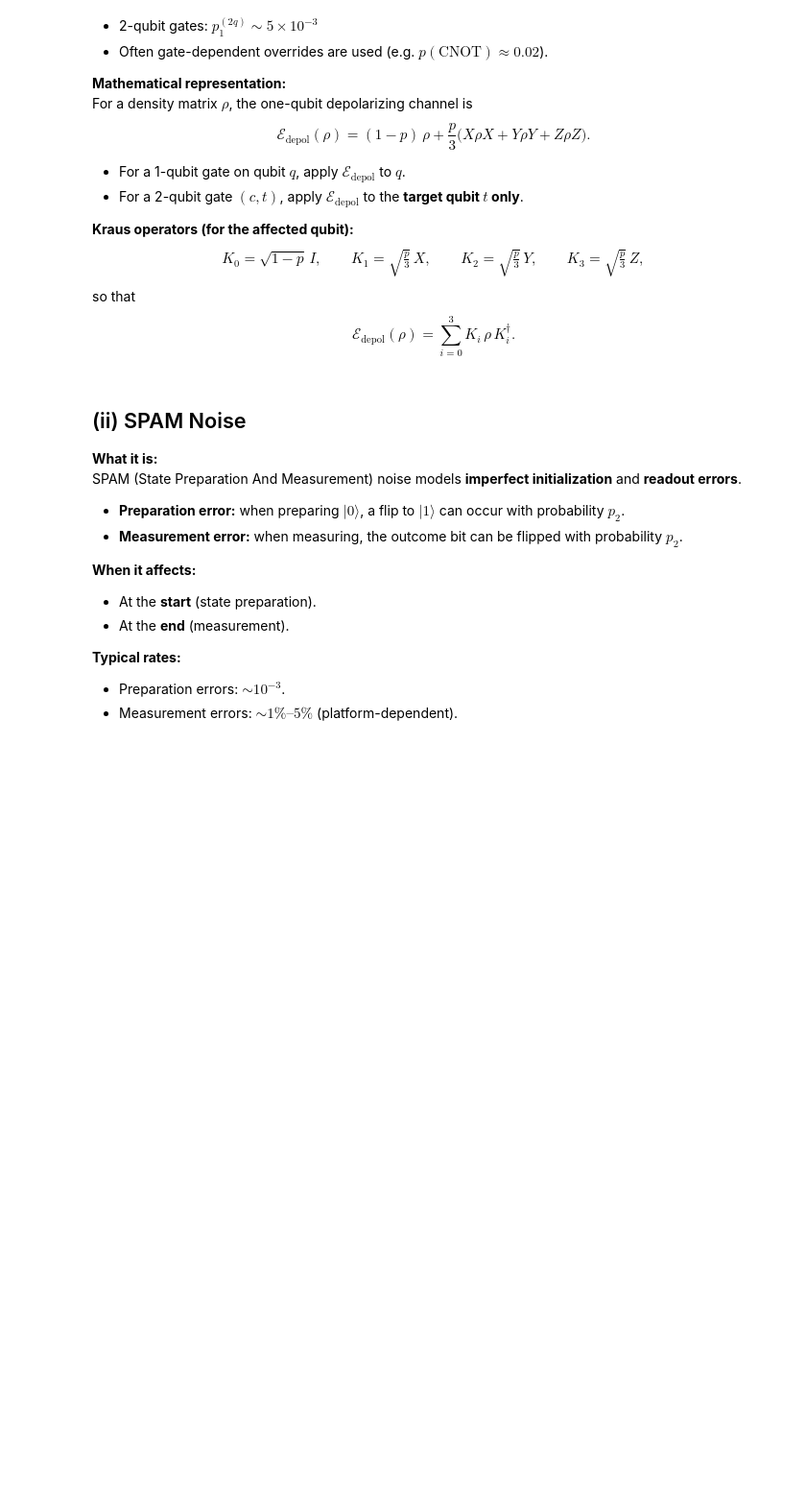
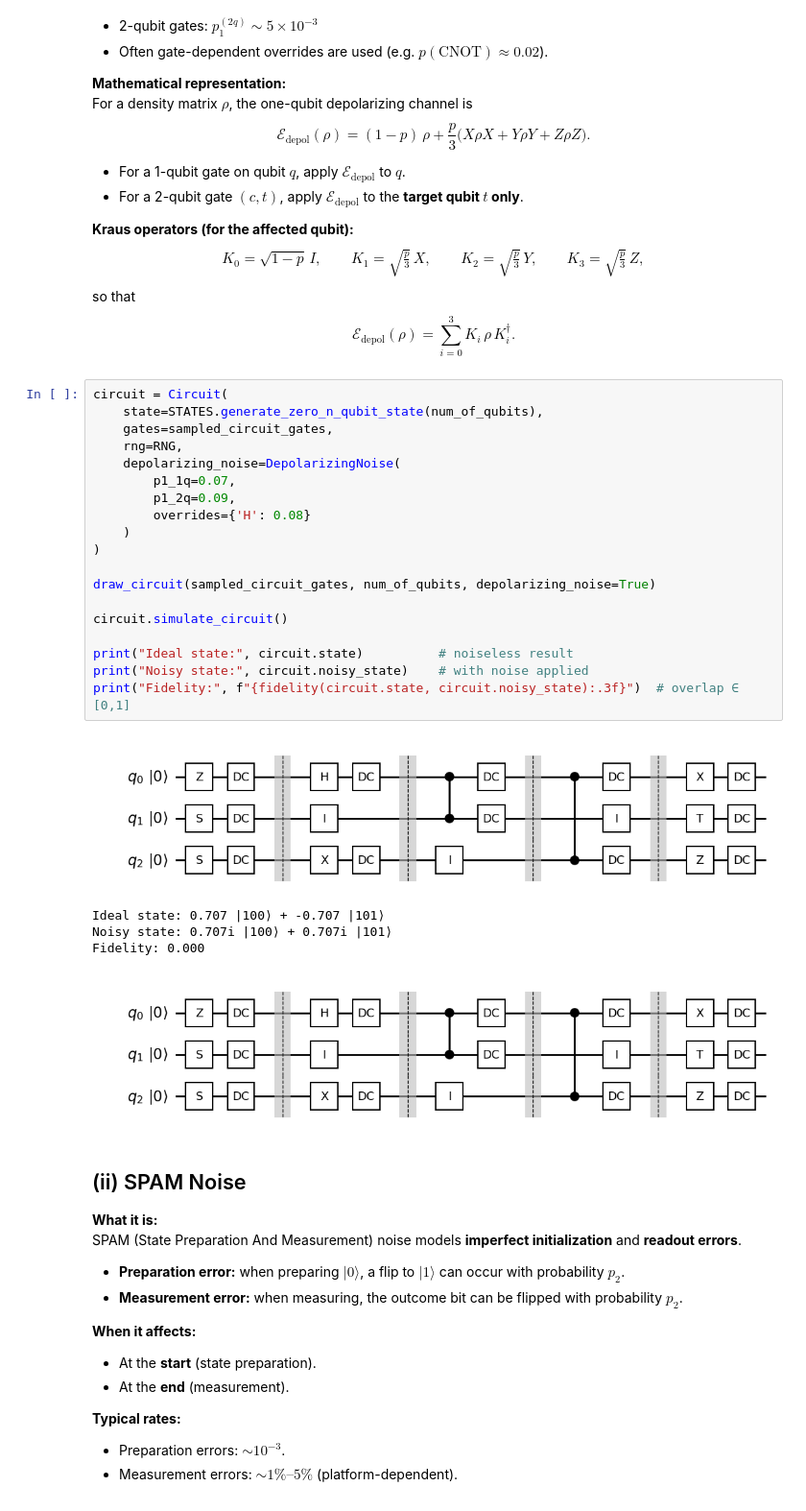
Before and after one commit to justynapokora/sciqis_project, a Jupyter notebook: random_circuits.ipynb, the cells around one changed output. Shown: that part at 96% size. Cells and saved outputs as stored; diff of their text form; blank space fills up the shorter version.

Commit message:
update noise channels, add fidelity function, update project notebook

```diff
--- a/random_circuits.ipynb
+++ b/random_circuits.ipynb
@@ -106,6 +193,31 @@ so that
 $$
 \mathcal{E}_{\mathrm{depol}}(\rho)=\sum_{i=0}^3 K_i\,\rho\,K_i^\dagger.
 $$
+# %%
+circuit = Circuit(
+    state=STATES.generate_zero_n_qubit_state(num_of_qubits),
+    gates=sampled_circuit_gates,
+    rng=RNG,
+    depolarizing_noise=DepolarizingNoise(
+        p1_1q=0.07,
+        p1_2q=0.09,
+        overrides={'H': 0.08}
+    )
+)
+
+draw_circuit(sampled_circuit_gates, num_of_qubits, depolarizing_noise=True)
+
+circuit.simulate_circuit()
+
+print("Ideal state:", circuit.state)          # noiseless result
+print("Noisy state:", circuit.noisy_state)    # with noise applied
+print("Fidelity:", f"{fidelity(circuit.state, circuit.noisy_state):.3f}")  # overlap ∈ [0,1]
+# %% [output]
+[figure, added]
+Ideal state: 0.707 |100⟩ + -0.707 |101⟩
+Noisy state: 0.707i |100⟩ + 0.707i |101⟩
+Fidelity: 0.000
+[figure, added]
 # %% [markdown]
 ## (ii) SPAM Noise
 
```
Also changed, not shown: parts of 18 cells of this notebook, 5 other files.
